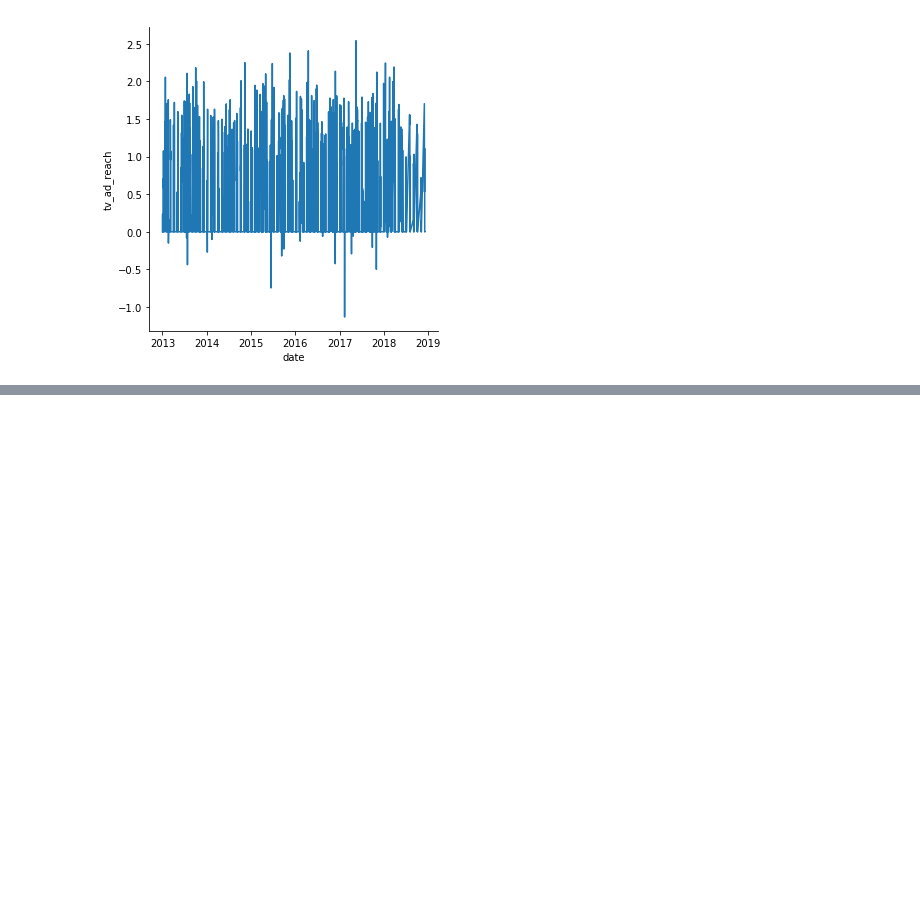
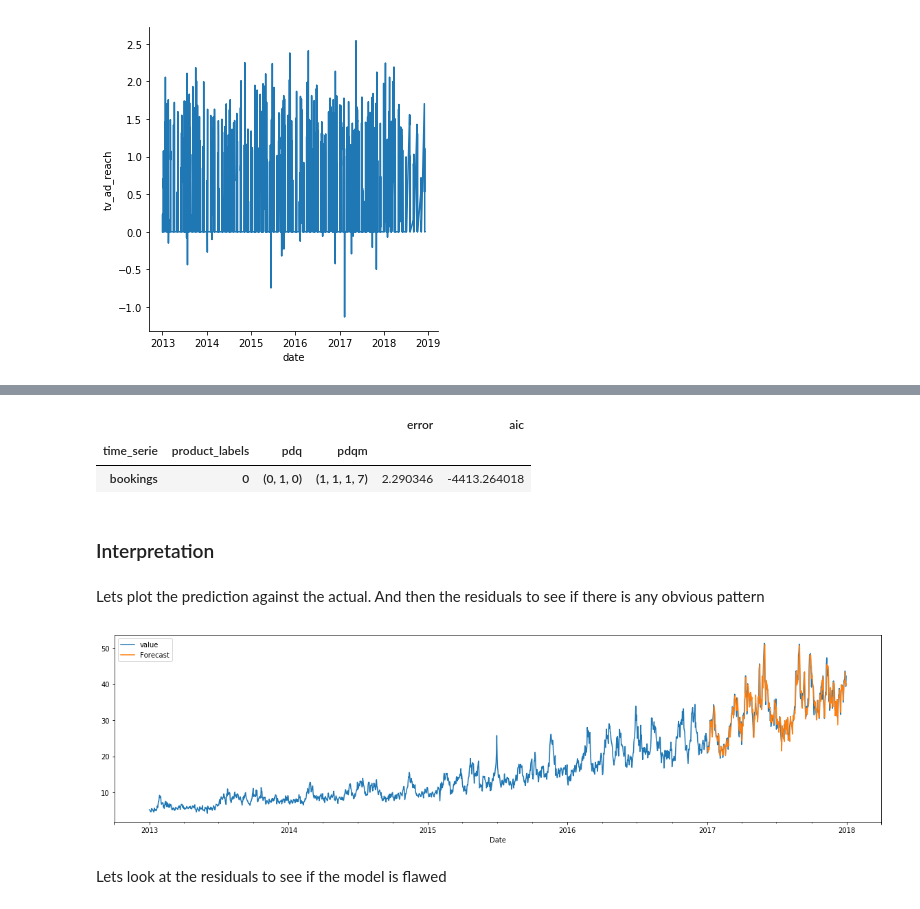
Before and after one commit to louislouisloui/otb, a Jupyter notebook: 30_ARIMA.ipynb, the cells around one changed output, grey strips where cells are left out. Drawn from its saved outputs; the diff is of its cells as text; code cells hidden in the pictures; blank space fills up the shorter version.

Commit message:
forecasts done

```diff
--- a/30_ARIMA.ipynb
+++ b/30_ARIMA.ipynb
@@ -167,9 +52,0 @@ pred_uc = results.get_forecast(steps=500, exog=pd.get_dummies(meta.iloc[1201:170
-# %%
-ax = ys.iloc[1201:,0].plot(label='observed', figsize=(20, 15))
-pred_uc.predicted_mean.plot(ax=ax, label='Forecast')
-
-ax.set_xlabel('Date')
-ax.set_ylabel('CO2 Levels')
-
-plt.legend()
-plt.show()
@@ -177,0 +133,48 @@ plt.show()
+# %%
+#Load data
+dt_result = pd.read_pickle('inter_res_save2.pickle')
+dt_result = dt_result.set_index(['time_serie', 'product_labels','pdq','pdqm'])
+# Look for best res
+min_err_idx = dt_result.groupby(level = [0,1])[['error']].idxmin().values
+best_res = get_best_res(dt_result, min_err_idx.flatten())
+best_res
+# %% [output]
+|  |  |  |  | error | aic |
+| time_serie | product_labels | pdq | pdqm |  |  |
+| bookings | 0 | (0, 1, 0) | (1, 1, 1, 7) | 2.290346 | -4413.264018 |
+# %% [markdown]
+### Interpretation
+# %% [markdown]
+Lets plot the prediction against the actual. And then the residuals to see if there is any obvious pattern
+# %%
+# Helper function
+def plot_pred(dt, cutoff,split_args,transformation = None,**kwargs):
+    _,test, cutoff_train_date = split_dt(dt, cutoff, *split_args)
+    arima_plot = evaluate_arima_model(dt, cutoff, *split_args,**kwargs) if transformation is None else evaluate_log_arima_model(dt, cutoff, *split_args,**kwargs)
+    predictions = arima_plot[0].get_prediction(start=cutoff_train_date+datetime.timedelta(days = 1),
+                                            end = test.index.get_level_values(level = 'date')[-1]
+                                               , dynamic=False)
+    y_pred = predictions.predicted_mean if transformation is None else np.exp(predictions.predicted_mean)
+    dt_ax = dt.copy()
+    dt_ax.index = dt_ax.index.get_level_values(level = 'date')
+    ax = dt_ax.value.plot(label='observed', figsize=(20,5))
+    y_pred.plot(ax=ax, label='Forecast')
+    ax.set_xlabel('Date')
+    plt.legend()
+    plt.show()
+
+def plot_all(dataset, params, plot_func, **kwargs_o):
+    kwargs = {'order':None, 'seasonal_order':None,
+              'enforce_stationarity':False,'enforce_invertibility':False}
+    for i in params.index.get_level_values(level = 'product_labels'):
+        pdq = list(params.xs(key = i, level = 'product_labels').index.get_level_values(level = 'pdq').tolist()[0])
+        seasonal_pdq = list(params.xs(key = i, level = 'product_labels').index.get_level_values(level = 'pdqm').tolist()[0])
+        kwargs.update({'order':pdq, 'seasonal_order':seasonal_pdq})
+        for j in best_res.index.get_level_values(level = 'time_serie'):
+            plot_func(dataset.loc[(i,slice(None),j),:],.8,[min_train_date_config,j],**kwargs_o,**kwargs)
+# %%
+plot_all(dt,best_res, plot_pred)
+# %% [output]
+[figure, added]
+# %% [markdown]
+Lets look at the residuals to see if the model is flawed
```
Also changed, not shown: parts of 50 cells of this notebook, 10 other files.
